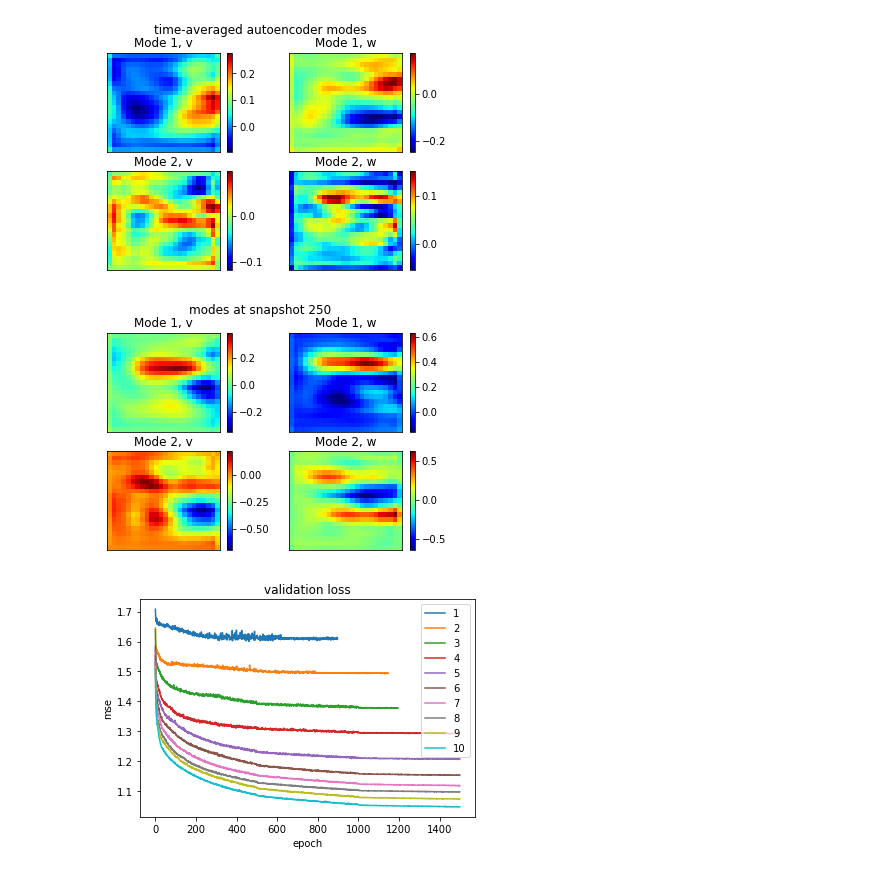
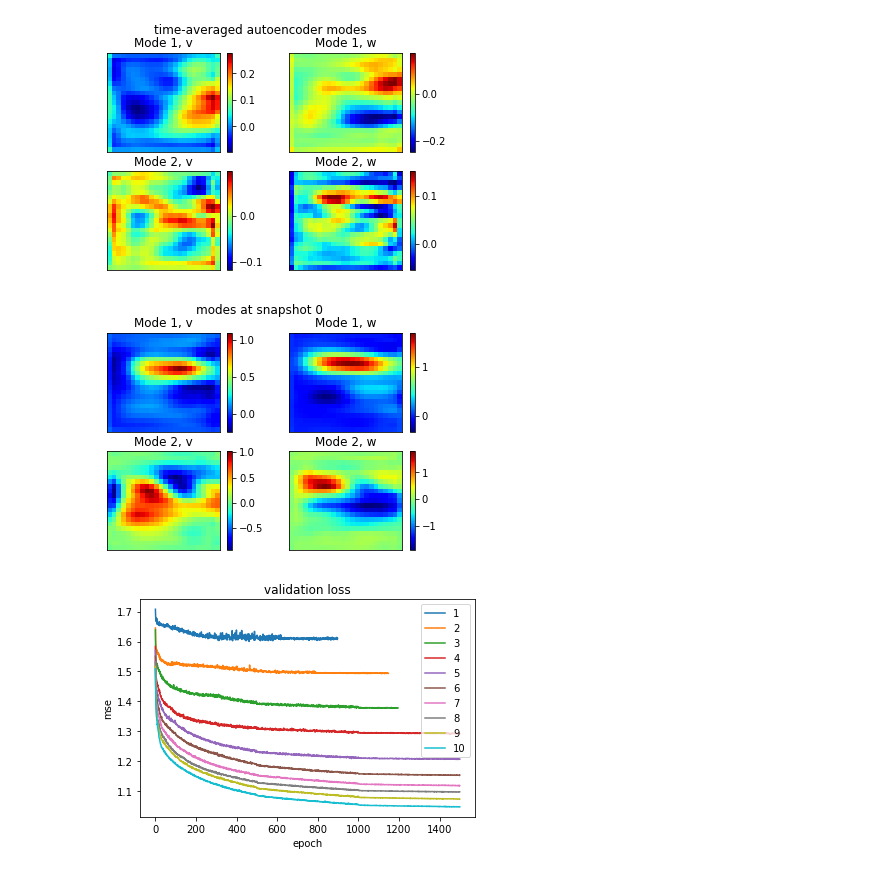
Before and after one commit to MagriLab/MD-CNN-AE, a Jupyter notebook: visualise_hierarchical_mode.ipynb, the cells around one changed output. Cells and saved outputs as stored; diff of their text form; code cells hidden in the pictures.

```diff
--- a/visualise_hierarchical_mode.ipynb
+++ b/visualise_hierarchical_mode.ipynb
@@ -142,37 +142,37 @@ plt.show()
 [figure]
 # %%
 ## plt instantaneous modes
-time = 250
+time = 0
 fig,ax = plt.subplots(2,2)
 plt.suptitle('modes at snapshot '+str(time))
 
 mode1_v = ax[0,0].imshow(modes_test[0,time,:,:,0],'jet')
 ax[0,0].set_title('Mode 1, v')
 ax[0,0].set_xticks([])
 ax[0,0].set_yticks([])
 fig.colorbar(mode1_v,ax=ax[0,0])
 
 mode1_w = ax[0,1].imshow(modes_test[0,time,:,:,1],'jet')
 ax[0,1].set_title('Mode 1, w')
 ax[0,1].set_xticks([])
 ax[0,1].set_yticks([])
 fig.colorbar(mode1_w,ax=ax[0,1])
 
 mode2_v = ax[1,0].imshow(modes_test[1,time,:,:,0],'jet')
 ax[1,0].set_title('Mode 2, v')
 ax[1,0].set_xticks([])
 ax[1,0].set_yticks([])
 fig.colorbar(mode2_v,ax=ax[1,0])
 
 mode2_w = ax[1,1].imshow(modes_test[1,time,:,:,1],'jet')
 ax[1,1].set_title('Mode 2, w')
 ax[1,1].set_xticks([])
 ax[1,1].set_yticks([])
 fig.colorbar(mode2_w,ax=ax[1,1])
 
 plt.show()
 # %% [output]
-[figure, old version]
+[figure, new version]
 # %%
 '''training curve'''
 idx = np.where(hist_train == -1)[0]
```
Also changed, not shown: parts of 5 cells of this notebook, 3 other files.
